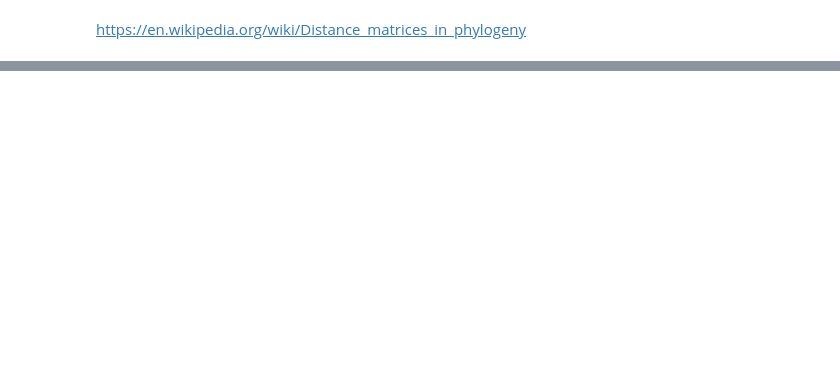
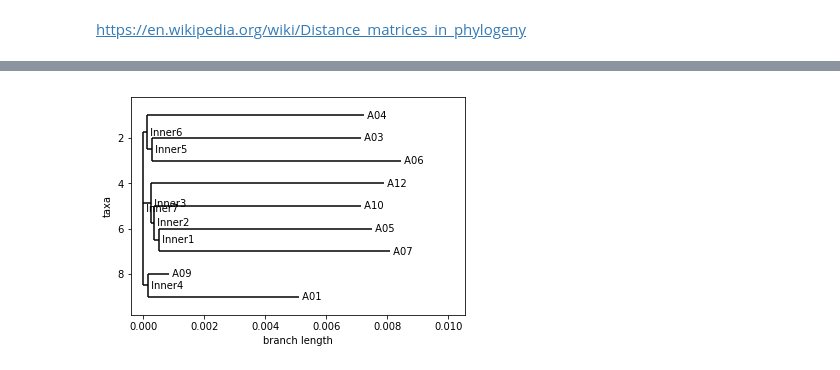
Before and after one commit to deepcelllineage/mitolin, a Jupyter notebook: nb/20190715-BioPython-tutorial.ipynb, the cells around one changed output, grey strips where cells are left out. Saved outputs shown, nothing was run; the diff lists cells and outputs as text; code cells hidden in the pictures; blank space fills up the shorter version.

```diff
--- a/nb/20190715-BioPython-tutorial.ipynb
+++ b/nb/20190715-BioPython-tutorial.ipynb
@@ -160,0 +154,7 @@ https://en.wikipedia.org/wiki/Distance_matrices_in_phylogeny
+# %%
+tree_trans = DistanceTreeConstructor(DistanceCalculator('trans'), "nj").build_tree(alignments)
+# %%
+#Phylo.draw_ascii(tree_trans)
+Phylo.draw(tree_trans)
+# %% [output]
+[figure, added]
```
Also changed, not shown: parts of 7 cells of this notebook.
